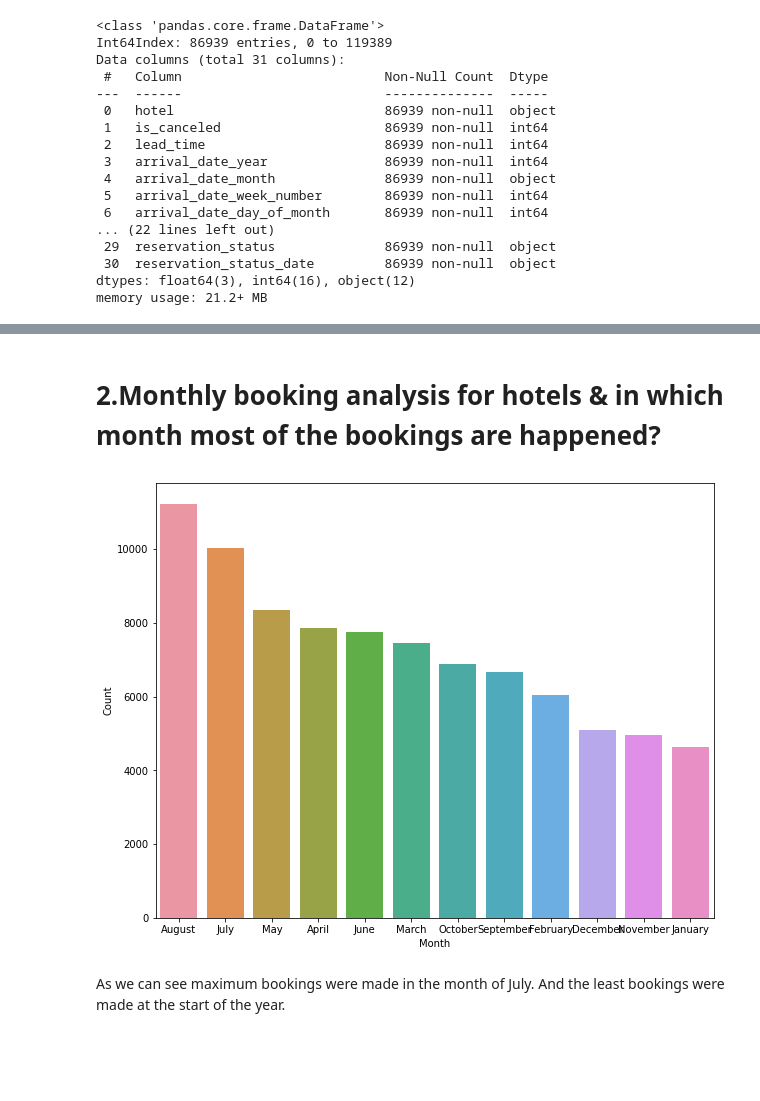
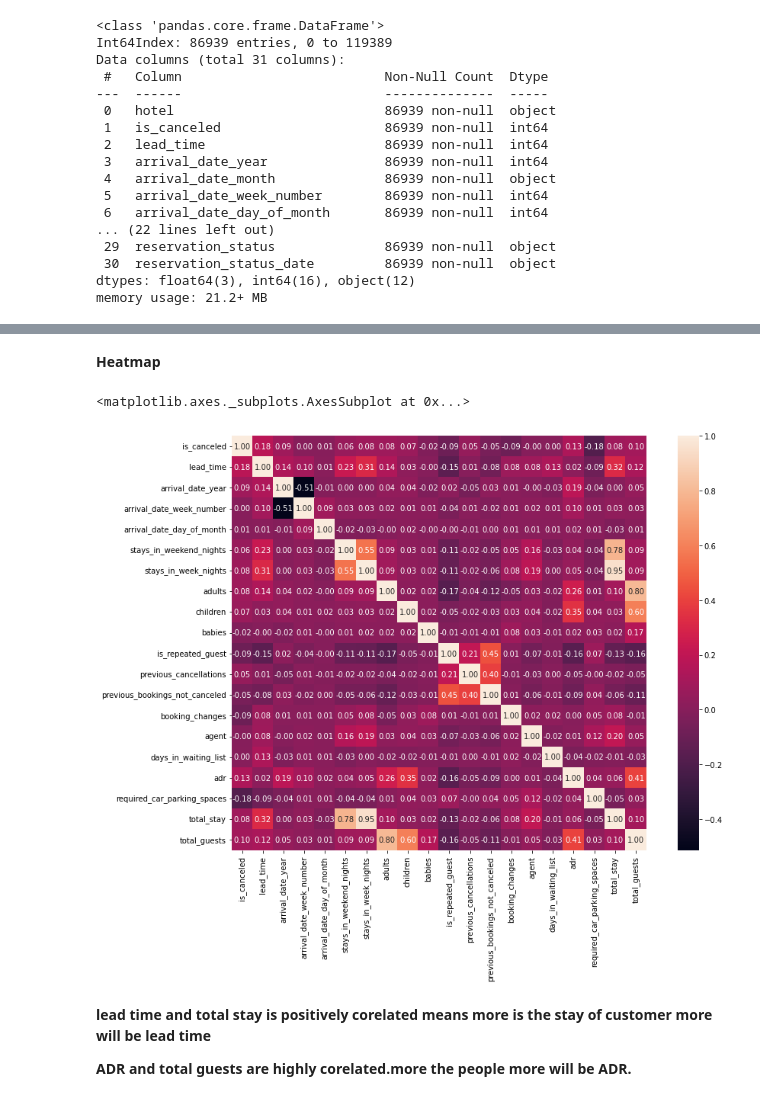
Before and after one commit to kavyasree761/hotel-booking-analysis, a Jupyter notebook: Copy_of_Hotel_Booking_Analysis_Capstone_Project.ipynb, the cells around one changed output, grey strips where cells are left out. Drawn from its saved outputs; the diff is of its cells as text; code cells hidden in the pictures; blank space fills up the shorter version.

```diff
--- a/Copy_of_Hotel_Booking_Analysis_Capstone_Project.ipynb
+++ b/Copy_of_Hotel_Booking_Analysis_Capstone_Project.ipynb
@@ -316,11 +314,17 @@ We can see that Ta/To is most commonly used channel for hotel booking in all the
-# %% [markdown]
-# 2.Monthly booking analysis for hotels & in which month most of the bookings are happened?
-# %%
-k2=data['arrival_date_month'].value_counts().reset_index().rename(columns={'index':'Month','arrival_date_month':'Count'})
-plt.figure( figsize=(10, 8))
-sns.barplot(y=k2['Count'],x=k2['Month'])
-plt.show()
-# %% [output]
-[figure, removed]
-# %% [markdown]
-As we can see maximum bookings were made in the month of July. And the least bookings were made at the start of the year.
+# %%
+data['total_stay']=data['stays_in_weekend_nights']+data['stays_in_week_nights']
+data['total_guests']=data['children']+data['babies']+data['adults']
+# %% [markdown]
+**Heatmap**
+# %%
+df = data[['is_canceled','lead_time','arrival_date_year','arrival_date_week_number','arrival_date_day_of_month','stays_in_weekend_nights','stays_in_week_nights','adults','children','babies','is_repeated_guest','previous_cancellations','previous_bookings_not_canceled','booking_changes','deposit_type','agent','days_in_waiting_list','customer_type','adr','required_car_parking_spaces','total_stay','total_guests' ]]
+corr_df = df.corr()
+plt.figure(figsize=(15,10))
+sns.heatmap(corr_df,square=True,annot = True,fmt='.2f', annot_kws={'size': 10},)
+# %% [output]
+<matplotlib.axes._subplots.AxesSubplot at 0x...>
+[figure, added]
+# %% [markdown]
+**lead time and total stay is positively corelated means more is the stay of customer more will be lead time**
+
+**ADR and total guests are highly corelated.more the people more will be ADR.**
```
Also changed, not shown: parts of 4 cells of this notebook.
